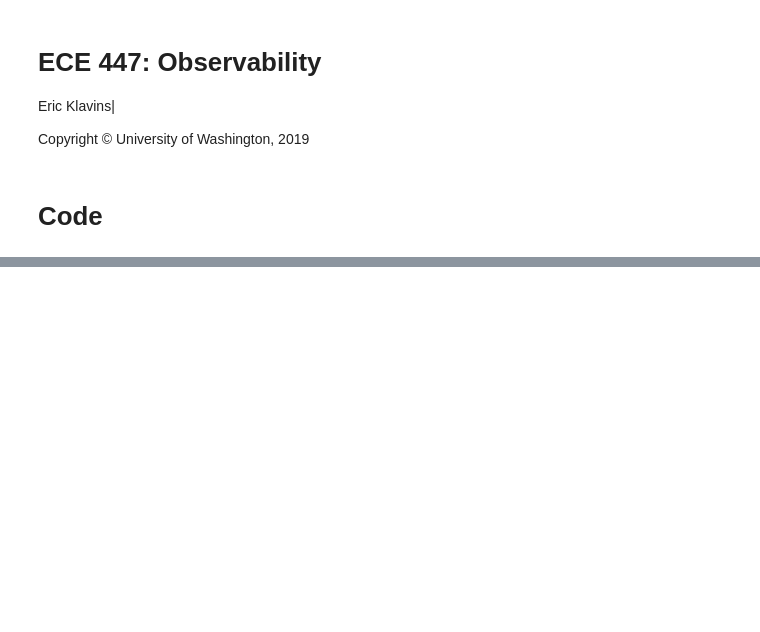
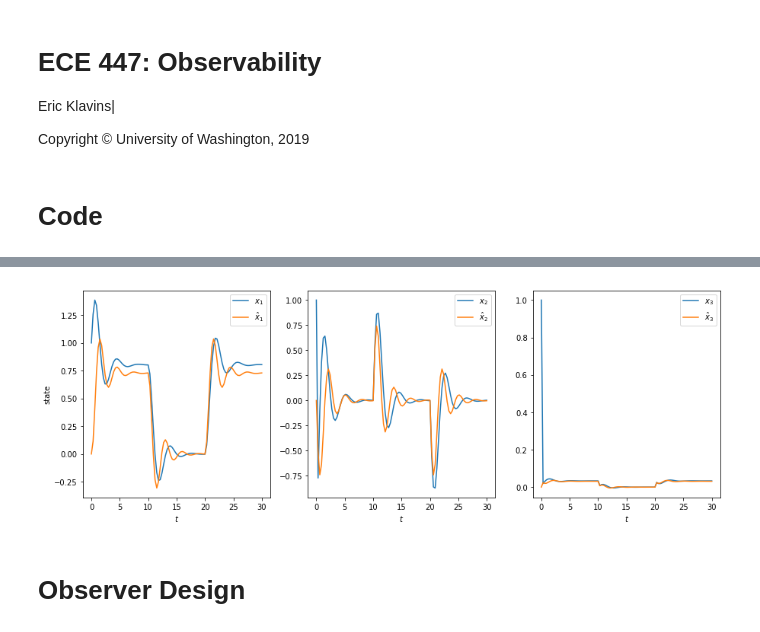
Before and after one commit to klavins/ECE447, a Jupyter notebook: lectures/observability.ipynb, the cells around one changed output, grey strips where cells are left out. Cells and saved outputs as stored; diff of their text form; code cells hidden in the pictures; blank space fills up the shorter version.

```diff
--- a/lectures/observability.ipynb
+++ b/lectures/observability.ipynb
@@ -40,0 +106,32 @@ One of the problems with full state feedback is that it assumes we have access t
+# %%
+def input(t):
+    if t < 10:
+        return 1
+    elif t < 20:
+        return 0
+    else:
+        return 1
+
+def f(X,t):
+    x = X[:3]
+    xhat = X[3:6]
+    u = input(t)
+    return flatten(
+        (A*Matrix(x) + B*u).tolist() +
+        (Approx*Matrix(xhat) + B*u).tolist())
+
+t=np.linspace(0,30,100)
+X = spi.odeint(f,[1,1,1,0,0,0],t)
+fig,ax = plt.subplots(1,3,figsize=(15,5))
+
+for i in range(3):
+    ax[i].plot(t,X[:,i],label="$x_%d$" % (i+1))
+    ax[i].plot(t,X[:,3+i],label="$\hat{x}_%d$" % (i+1));
+    ax[i].set_xlabel("$t$")
+    ax[i].legend()
+
+ax[0].set_ylabel("state");
+# %% [output]
+[figure, added]
+# %% [markdown]
+# Observer Design
```
Also changed, not shown: parts of 18 cells of this notebook, 3 other files.
